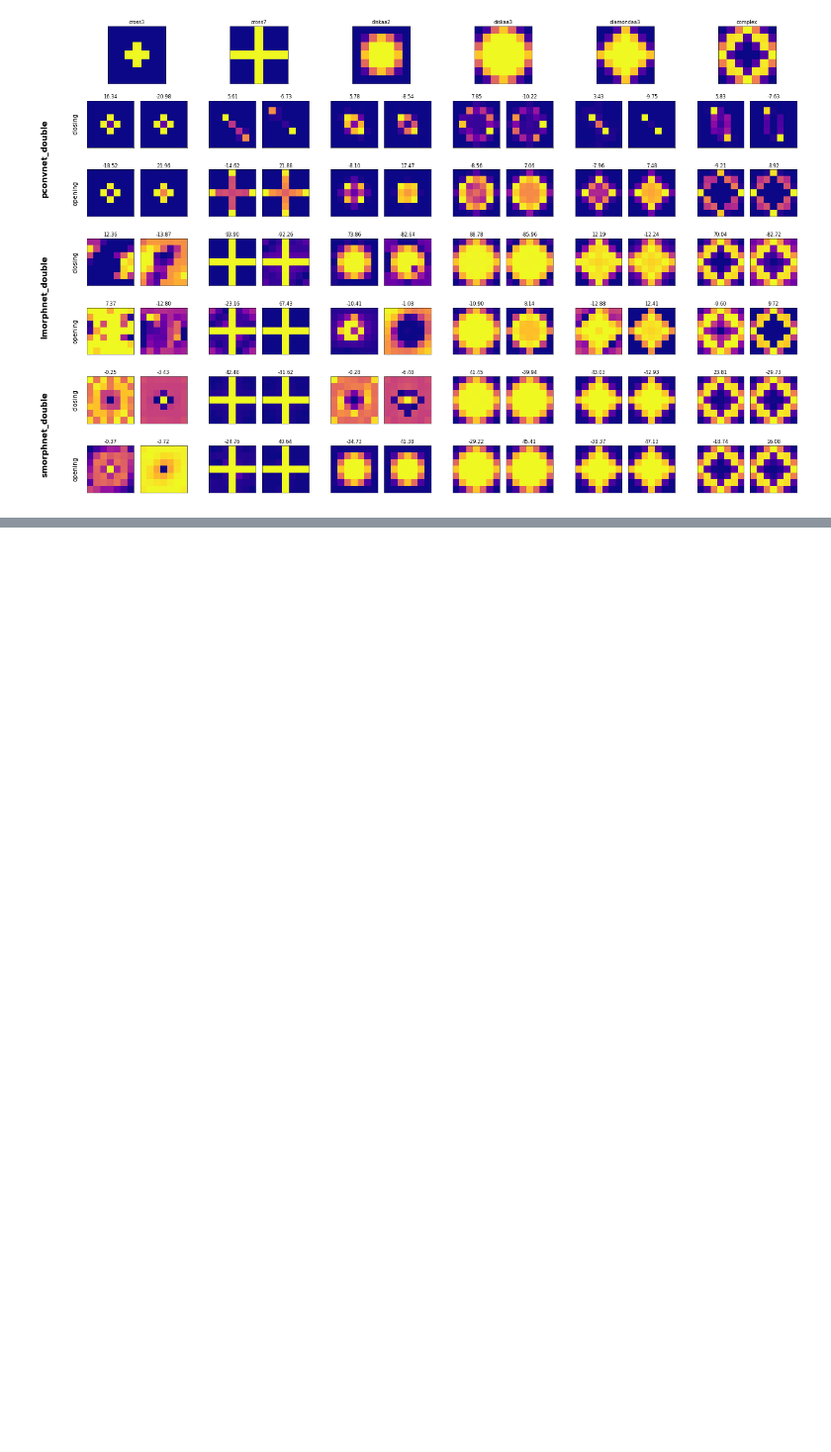
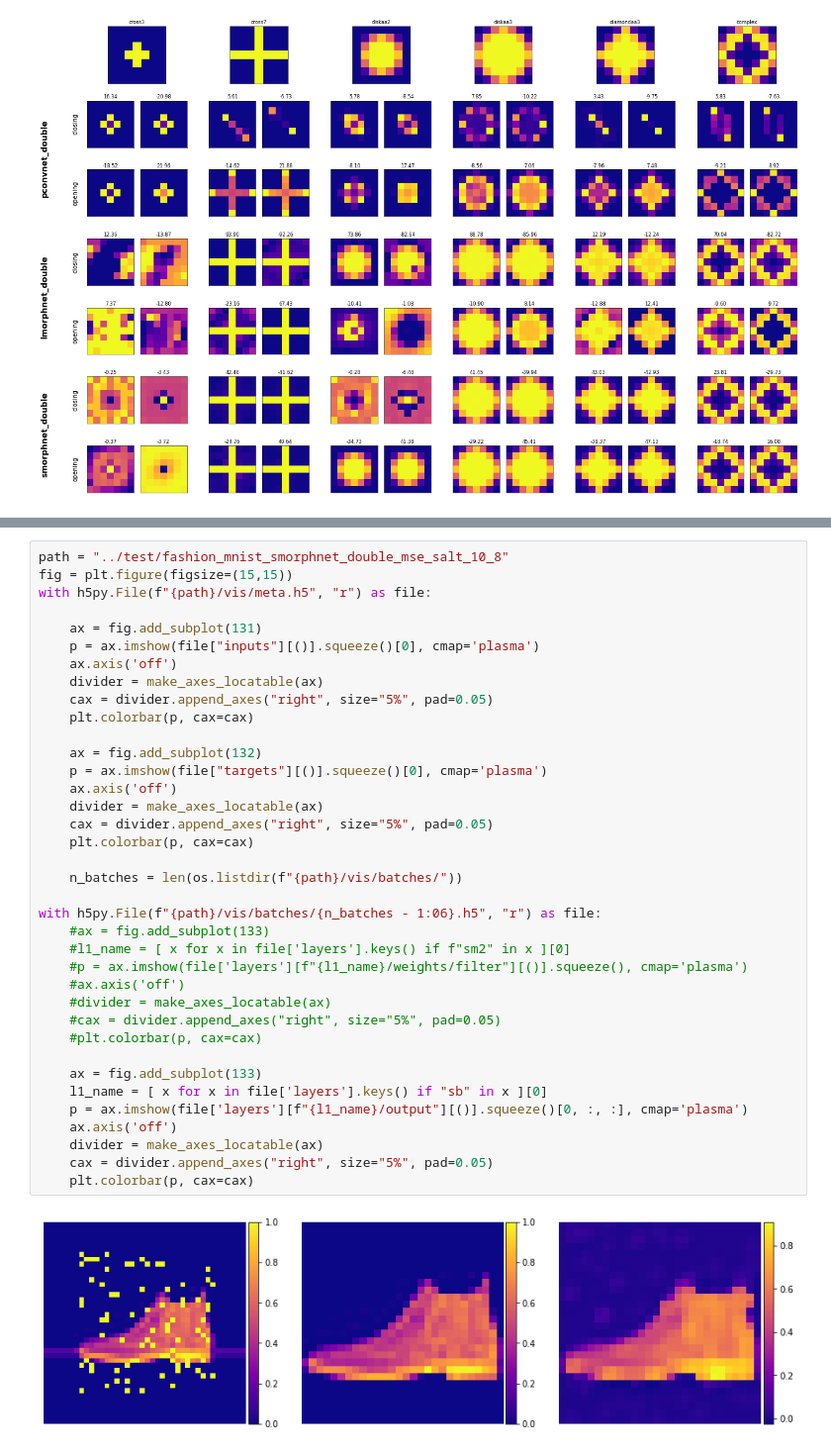
Before and after one commit to TheodoreAouad/MorphoNet, a Jupyter notebook: analysis/output_visualisation.ipynb, the cells around one changed output, grey strips where cells are left out. Shown at 99% size. Drawn from its saved outputs; the diff is of its cells as text; blank space fills up the shorter version.

```diff
--- a/analysis/output_visualisation.ipynb
+++ b/analysis/output_visualisation.ipynb
@@ -236,0 +254,39 @@ attained loss:  6.630266736603923e-07
+# %%
+path = "../test/fashion_mnist_smorphnet_double_mse_salt_10_8"
+fig = plt.figure(figsize=(15,15))
+with h5py.File(f"{path}/vis/meta.h5", "r") as file:
+
+    ax = fig.add_subplot(131)
+    p = ax.imshow(file["inputs"][()].squeeze()[0], cmap='plasma')
+    ax.axis('off')
+    divider = make_axes_locatable(ax)
+    cax = divider.append_axes("right", size="5%", pad=0.05)
+    plt.colorbar(p, cax=cax)
+
+    ax = fig.add_subplot(132)
+    p = ax.imshow(file["targets"][()].squeeze()[0], cmap='plasma')
+    ax.axis('off')
+    divider = make_axes_locatable(ax)
+    cax = divider.append_axes("right", size="5%", pad=0.05)
+    plt.colorbar(p, cax=cax)
+
+    n_batches = len(os.listdir(f"{path}/vis/batches/"))
+
+with h5py.File(f"{path}/vis/batches/{n_batches - 1:06}.h5", "r") as file:
+    #ax = fig.add_subplot(133)
+    #l1_name = [ x for x in file['layers'].keys() if f"sm2" in x ][0]
+    #p = ax.imshow(file['layers'][f"{l1_name}/weights/filter"][()].squeeze(), cmap='plasma')
+    #ax.axis('off')
+    #divider = make_axes_locatable(ax)
+    #cax = divider.append_axes("right", size="5%", pad=0.05)
+    #plt.colorbar(p, cax=cax)
+
+    ax = fig.add_subplot(133)
+    l1_name = [ x for x in file['layers'].keys() if "sb" in x ][0]
+    p = ax.imshow(file['layers'][f"{l1_name}/output"][()].squeeze()[0, :, :], cmap='plasma')
+    ax.axis('off')
+    divider = make_axes_locatable(ax)
+    cax = divider.append_axes("right", size="5%", pad=0.05)
+    plt.colorbar(p, cax=cax)
+# %% [output]
+[figure, added]
```
Also changed, not shown: parts of 24 cells of this notebook, 2 other files.
